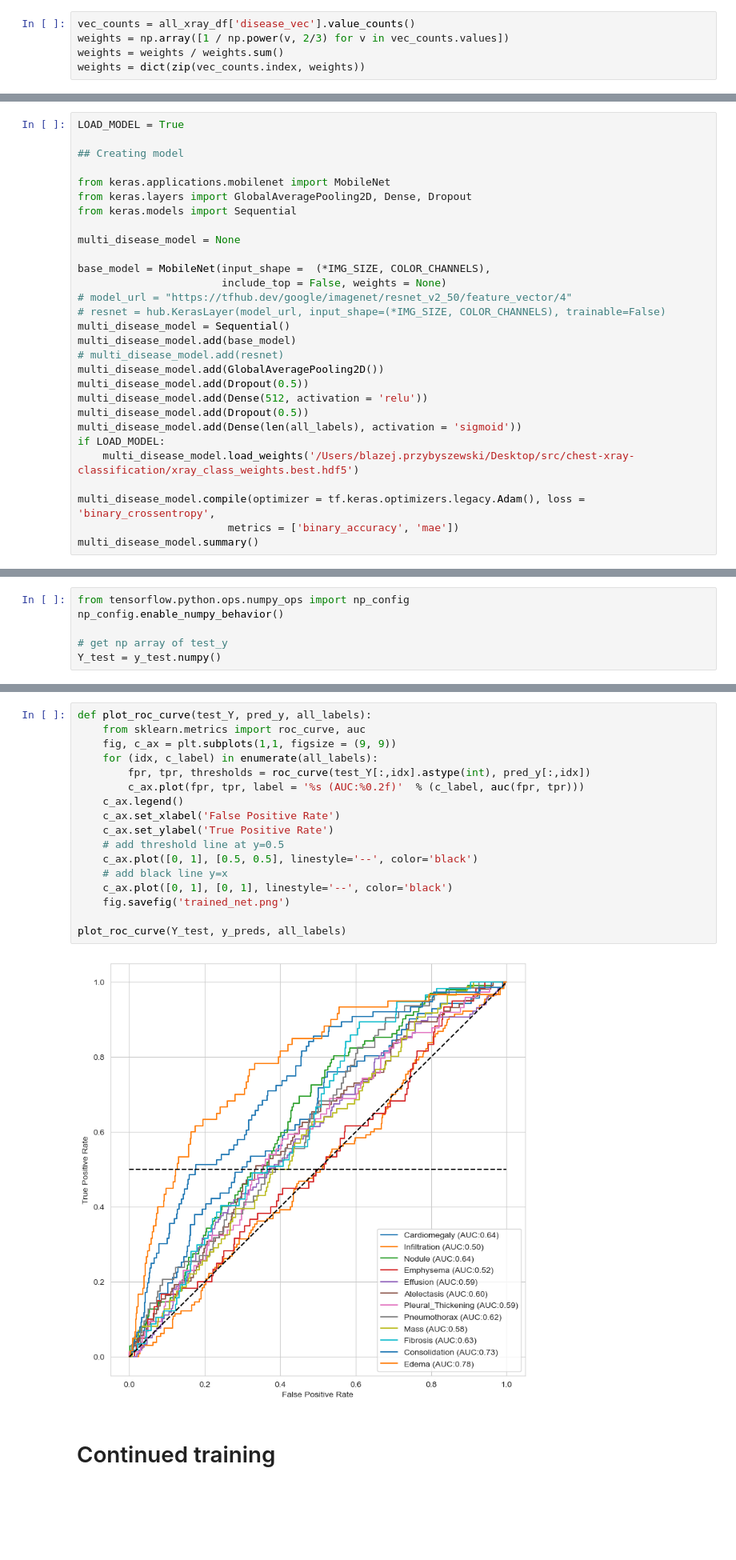
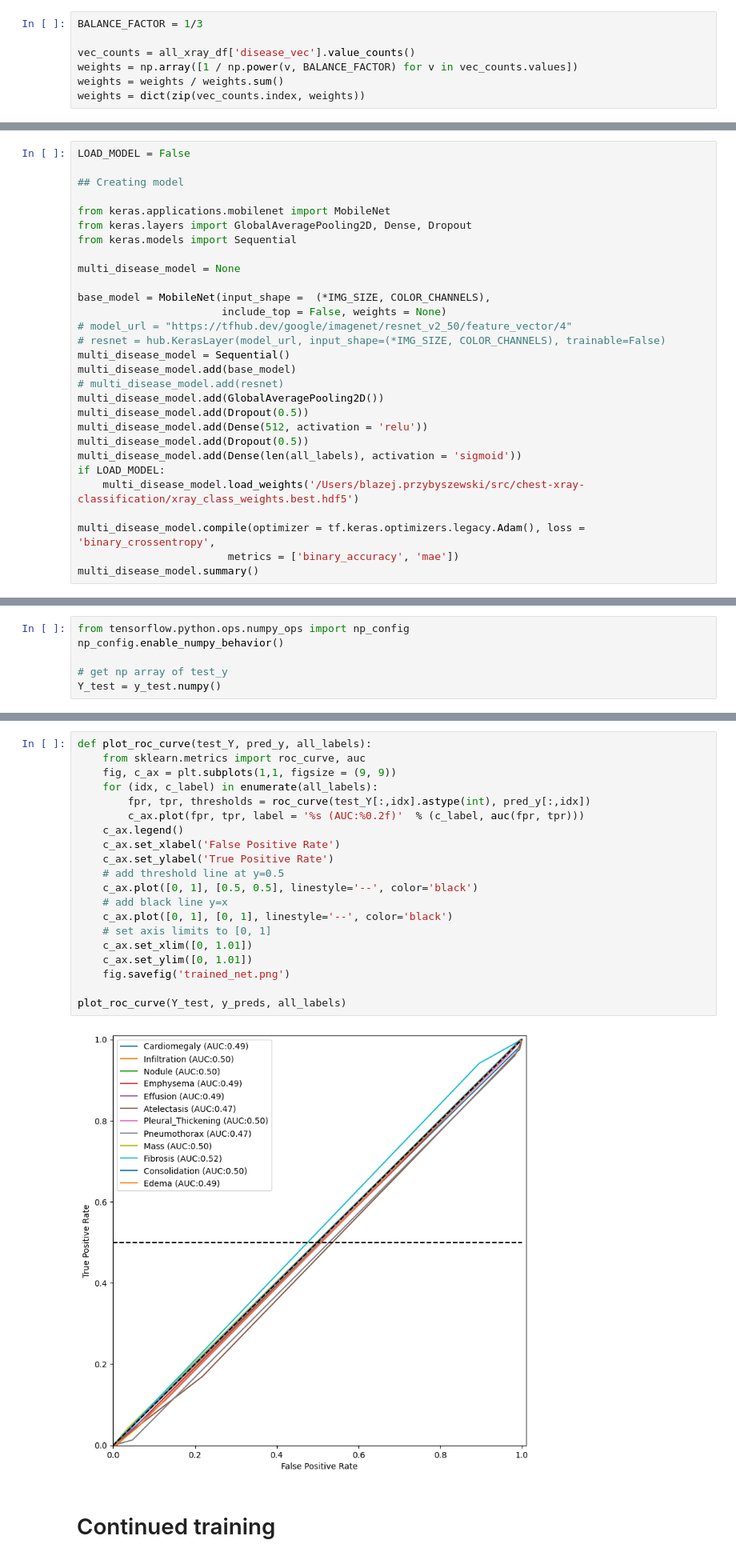
Before and after one commit to bprzybysz/chest-xray-classification, a Jupyter notebook: chest-xray-reboot.ipynb, the cells around one changed output, grey strips where cells are left out. Shown at 80% size. Drawn from its saved outputs; the diff is of its cells as text; blank space fills up the shorter version.

```diff
--- a/chest-xray-reboot.ipynb
+++ b/chest-xray-reboot.ipynb
@@ -165,6 +146,8 @@ res
 # %%
+BALANCE_FACTOR = 1/3
+
 vec_counts = all_xray_df['disease_vec'].value_counts()
-weights = np.array([1 / np.power(v, 2/3) for v in vec_counts.values])
+weights = np.array([1 / np.power(v, BALANCE_FACTOR) for v in vec_counts.values])
 weights = weights / weights.sum()
 weights = dict(zip(vec_counts.index, weights))
 # %%
@@ -301,5 +284,5 @@ row['Finding Labels'], all_labels[np.argmax(row['disease_vec'])], all_labels[np.
 # %%
-LOAD_MODEL = True
+LOAD_MODEL = False
 
 ## Creating model
 
@@ -322,7 +305,7 @@ multi_disease_model.add(Dense(512, activation = 'relu'))
 multi_disease_model.add(Dropout(0.5))
 multi_disease_model.add(Dense(len(all_labels), activation = 'sigmoid'))
 if LOAD_MODEL:
-    multi_disease_model.load_weights('/Users/blazej.przybyszewski/Desktop/src/chest-xray-classification/xray_class_weights.best.hdf5')
+    multi_disease_model.load_weights('/Users/blazej.przybyszewski/src/chest-xray-classification/xray_class_weights.best.hdf5')
 
 multi_disease_model.compile(optimizer = tf.keras.optimizers.legacy.Adam(), loss = 'binary_crossentropy',
                         metrics = ['binary_accuracy', 'mae'])
@@ -387,22 +375,25 @@ plot_bar([v[0] for v in sorted_predict], [v[1] for v in sorted_predict], 'Percen
 # %%
 def plot_roc_curve(test_Y, pred_y, all_labels):
     from sklearn.metrics import roc_curve, auc
     fig, c_ax = plt.subplots(1,1, figsize = (9, 9))
     for (idx, c_label) in enumerate(all_labels):
         fpr, tpr, thresholds = roc_curve(test_Y[:,idx].astype(int), pred_y[:,idx])
         c_ax.plot(fpr, tpr, label = '%s (AUC:%0.2f)'  % (c_label, auc(fpr, tpr)))
     c_ax.legend()
     c_ax.set_xlabel('False Positive Rate')
     c_ax.set_ylabel('True Positive Rate')
     # add threshold line at y=0.5
     c_ax.plot([0, 1], [0.5, 0.5], linestyle='--', color='black')
     # add black line y=x
     c_ax.plot([0, 1], [0, 1], linestyle='--', color='black')
+    # set axis limits to [0, 1]
+    c_ax.set_xlim([0, 1.01])
+    c_ax.set_ylim([0, 1.01])
     fig.savefig('trained_net.png')
 
 plot_roc_curve(Y_test, y_preds, all_labels)
 # %% [output]
-[figure, old version]
+[figure, new version]
 # %% [markdown]
 # Continued training
 # %%
```
Also changed, not shown: parts of 29 cells of this notebook, 2 other files.
